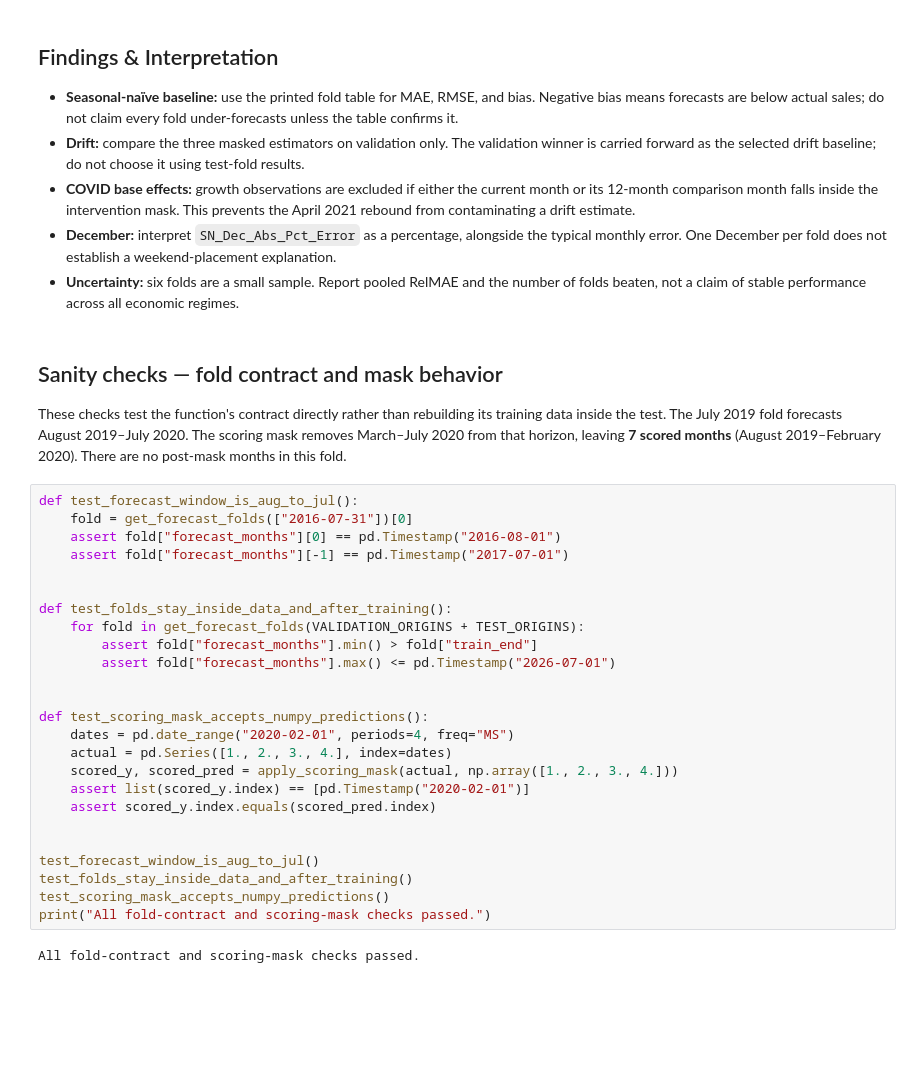
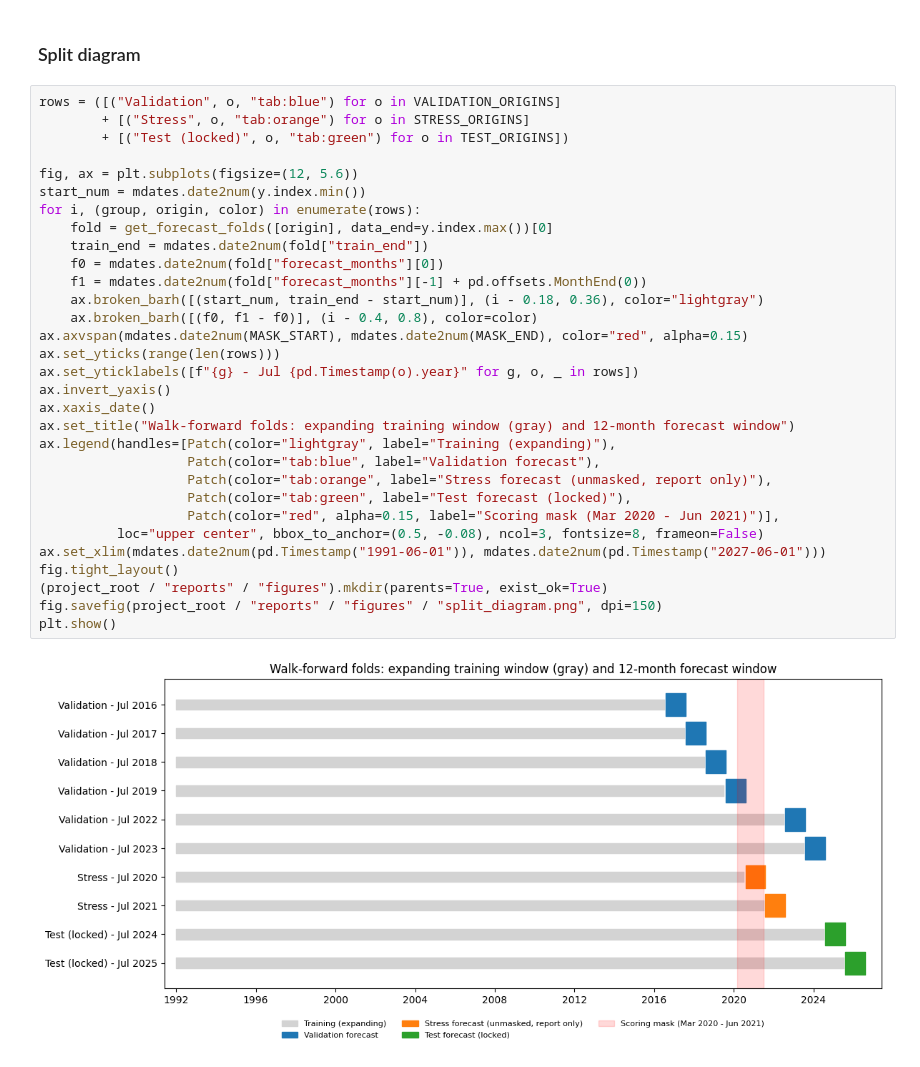
Before and after one commit to mo-alsafi/apparel-sales-forecasting, a Jupyter notebook: notebooks/modeling.ipynb, the cells around one changed output. Cells and saved outputs as stored; diff of their text form; blank space fills up the shorter version.

```diff
--- a/notebooks/modeling.ipynb
+++ b/notebooks/modeling.ipynb
@@ -126,39 +55,35 @@ Passes pre-declared bar: False
-# %% [markdown]
-## Findings & Interpretation
-
-- **Seasonal-naïve baseline:** use the printed fold table for MAE, RMSE, and bias. Negative bias means forecasts are below actual sales; do not claim every fold under-forecasts unless the table confirms it.
-- **Drift:** compare the three masked estimators on validation only. The validation winner is carried forward as the selected drift baseline; do not choose it using test-fold results.
-- **COVID base effects:** growth observations are excluded if either the current month or its 12-month comparison month falls inside the intervention mask. This prevents the April 2021 rebound from contaminating a drift estimate.
-- **December:** interpret `SN_Dec_Abs_Pct_Error` as a percentage, alongside the typical monthly error. One December per fold does not establish a weekend-placement explanation.
-- **Uncertainty:** six folds are a small sample. Report pooled RelMAE and the number of folds beaten, not a claim of stable performance across all economic regimes.
-# %% [markdown]
-## Sanity checks — fold contract and mask behavior
-
-These checks test the function's contract directly rather than rebuilding its training data inside the test. The July 2019 fold forecasts August 2019–July 2020. The scoring mask removes March–July 2020 from that horizon, leaving **7 scored months** (August 2019–February 2020). There are no post-mask months in this fold.
-# %%
-def test_forecast_window_is_aug_to_jul():
-    fold = get_forecast_folds(["2016-07-31"])[0]
-    assert fold["forecast_months"][0] == pd.Timestamp("2016-08-01")
-    assert fold["forecast_months"][-1] == pd.Timestamp("2017-07-01")
-
-
-def test_folds_stay_inside_data_and_after_training():
-    for fold in get_forecast_folds(VALIDATION_ORIGINS + TEST_ORIGINS):
-        assert fold["forecast_months"].min() > fold["train_end"]
-        assert fold["forecast_months"].max() <= pd.Timestamp("2026-07-01")
-
-
-def test_scoring_mask_accepts_numpy_predictions():
-    dates = pd.date_range("2020-02-01", periods=4, freq="MS")
-    actual = pd.Series([1., 2., 3., 4.], index=dates)
-    scored_y, scored_pred = apply_scoring_mask(actual, np.array([1., 2., 3., 4.]))
-    assert list(scored_y.index) == [pd.Timestamp("2020-02-01")]
-    assert scored_y.index.equals(scored_pred.index)
-
-
-test_forecast_window_is_aug_to_jul()
-test_folds_stay_inside_data_and_after_training()
-test_scoring_mask_accepts_numpy_predictions()
-print("All fold-contract and scoring-mask checks passed.")
-# %% [output]
-All fold-contract and scoring-mask checks passed.
+# %% [markdown]
+### Split diagram
+# %%
+rows = ([("Validation", o, "tab:blue") for o in VALIDATION_ORIGINS]
+        + [("Stress", o, "tab:orange") for o in STRESS_ORIGINS]
+        + [("Test (locked)", o, "tab:green") for o in TEST_ORIGINS])
+
+fig, ax = plt.subplots(figsize=(12, 5.6))
+start_num = mdates.date2num(y.index.min())
+for i, (group, origin, color) in enumerate(rows):
+    fold = get_forecast_folds([origin], data_end=y.index.max())[0]
+    train_end = mdates.date2num(fold["train_end"])
+    f0 = mdates.date2num(fold["forecast_months"][0])
+    f1 = mdates.date2num(fold["forecast_months"][-1] + pd.offsets.MonthEnd(0))
+    ax.broken_barh([(start_num, train_end - start_num)], (i - 0.18, 0.36), color="lightgray")
+    ax.broken_barh([(f0, f1 - f0)], (i - 0.4, 0.8), color=color)
+ax.axvspan(mdates.date2num(MASK_START), mdates.date2num(MASK_END), color="red", alpha=0.15)
+ax.set_yticks(range(len(rows)))
+ax.set_yticklabels([f"{g} - Jul {pd.Timestamp(o).year}" for g, o, _ in rows])
+ax.invert_yaxis()
+ax.xaxis_date()
+ax.set_title("Walk-forward folds: expanding training window (gray) and 12-month forecast window")
+ax.legend(handles=[Patch(color="lightgray", label="Training (expanding)"),
+                   Patch(color="tab:blue", label="Validation forecast"),
+                   Patch(color="tab:orange", label="Stress forecast (unmasked, report only)"),
+                   Patch(color="tab:green", label="Test forecast (locked)"),
+                   Patch(color="red", alpha=0.15, label="Scoring mask (Mar 2020 - Jun 2021)")],
+          loc="upper center", bbox_to_anchor=(0.5, -0.08), ncol=3, fontsize=8, frameon=False)
+ax.set_xlim(mdates.date2num(pd.Timestamp("1991-06-01")), mdates.date2num(pd.Timestamp("2027-06-01")))
+fig.tight_layout()
+(project_root / "reports" / "figures").mkdir(parents=True, exist_ok=True)
+fig.savefig(project_root / "reports" / "figures" / "split_diagram.png", dpi=150)
+plt.show()
+# %% [output]
+[figure, added]
```
Also changed, not shown: parts of 11 cells of this notebook, 5 other files.
